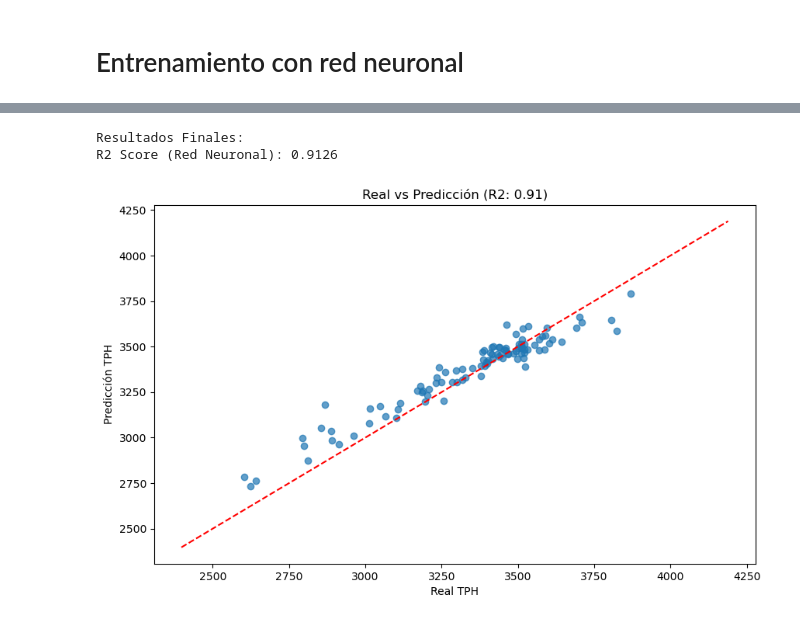
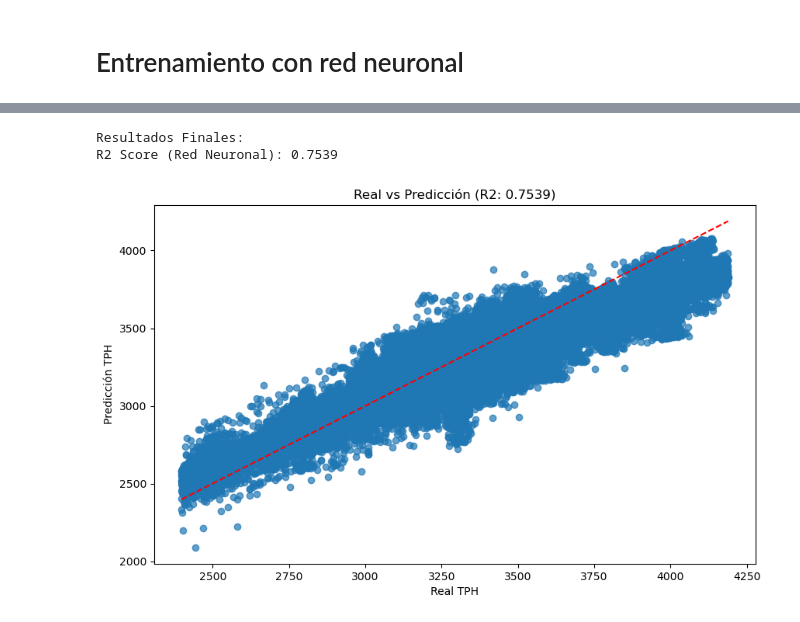
Before and after one commit to diperezbgit/misti_project, a Jupyter notebook: proy_misti_02.ipynb, the cells around one changed output, grey strips where cells are left out. Saved outputs shown, nothing was run; the diff lists cells and outputs as text; code cells hidden in the pictures.

```diff
--- a/proy_misti_02.ipynb
+++ b/proy_misti_02.ipynb
@@ -933,14 +933,14 @@ class SagMillNet(nn.Module):
     def __init__(self, input_size):
         super(SagMillNet, self).__init__()
         # Capa de entrada a Capa Oculta 1 (64 neuronas)
-        self.layer1 = nn.Linear(input_size, 64)# try 256
+        self.layer1 = nn.Linear(input_size, 256)# try 256
         self.relu = nn.ReLU() # Función de activación (ayuda a aprender no-linealidades)
 
         # Capa Oculta 1 a Capa Oculta 2 (32 neuronas) # try 128
-        self.layer2 = nn.Linear(64, 32)
+        self.layer2 = nn.Linear(256, 128)
 
         # Capa de Salida (1 neurona: Predicción del TPH)
-        self.output = nn.Linear(32, 1)
+        self.output = nn.Linear(128, 1)
 
         # Dropout: Apaga neuronas al azar para evitar memorizar datos (overfitting)
         self.dropout = nn.Dropout(0.2)
@@ -1005,27 +1005,28 @@ plt.show()
 # %%
 model.eval()
 
 with torch.no_grad():
     # Predecir en datos de test
     y_pred_scaled = model(X_test_tensor)
 
     y_pred_real = scaler_y.inverse_transform(y_pred_scaled.detach().cpu().numpy())
     y_test_real = scaler_y.inverse_transform(y_test_tensor.detach().cpu().numpy())
 
 # Calcular R2 Score
 r2 = r2_score(y_test_real, y_pred_real)
 print(f"\nResultados Finales:")
 print(f"R2 Score (Red Neuronal): {r2:.4f}")
 
 # Comparación visual
 plt.figure(figsize=(10,6))
-plt.scatter(y_test_real[:100], y_pred_real[:100], alpha=0.7)
+#plt.scatter(y_test_real[:100], y_pred_real[:100], alpha=0.7)
+plt.scatter(y_test_real[:], y_pred_real[:], alpha=0.7)
 plt.plot([y_test_real.min(), y_test_real.max()], [y_test_real.min(), y_test_real.max()], 'r--')
 plt.xlabel('Real TPH')
 plt.ylabel('Predicción TPH')
-plt.title(f'Real vs Predicción (R2: {r2:.2f})')
+plt.title(f'Real vs Predicción (R2: {r2:.4f})')
 plt.show()
 # %% [output]
 Resultados Finales:
-R2 Score (Red Neuronal): 0.9126
+R2 Score (Red Neuronal): 0.7539
-[figure, old version]
+[figure, new version]
```
Also changed, not shown: parts of 3 cells of this notebook.
